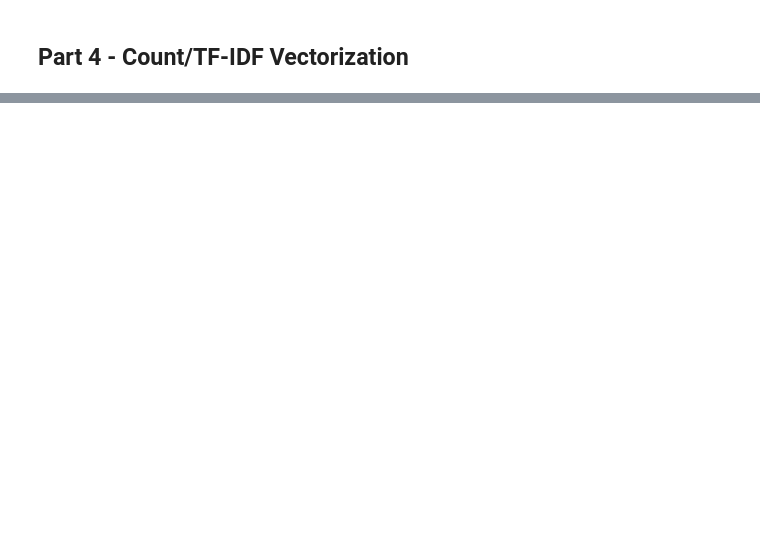
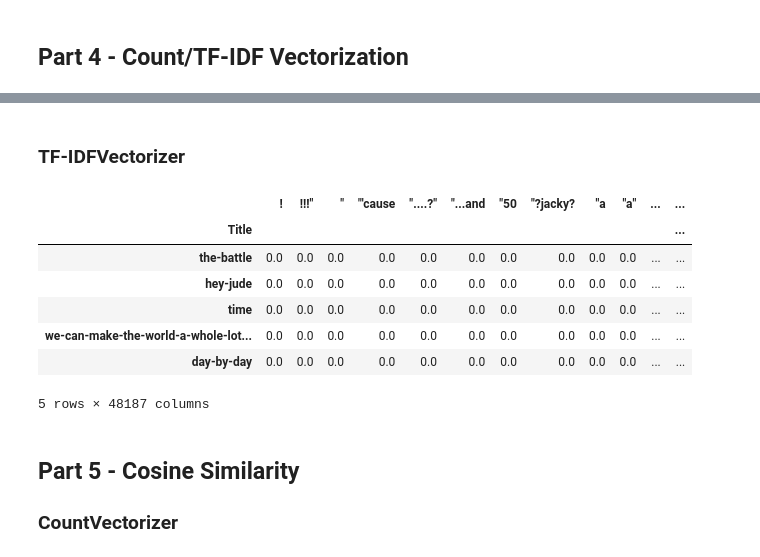
Before and after one commit to amattu2/INST-414-FA2021, a Jupyter notebook: Homework/2.ipynb, the cells around one changed output, grey strips where cells are left out. Saved outputs shown, nothing was run; the diff lists cells and outputs as text; code cells hidden in the pictures; blank space fills up the shorter version.

```diff
--- a/Homework/2.ipynb
+++ b/Homework/2.ipynb
@@ -154,0 +204,29 @@ df["Lyrics_Stemmed"] = df["Lyrics"].apply(lambda x: stem_lemm_words(x))
+# %% [markdown]
+### TF-IDFVectorizer
+# %%
+# Various ways to achieve this
+from sklearn.feature_extraction.text import TfidfVectorizer
+
+# Vectorize lyrics with TF-IDF
+bag_of_words = TfidfVectorizer(tokenizer = lambda txt: txt.split())
+docterm = bag_of_words.fit_transform(df["Lyrics"])
+
+# Add document terms to a DataFrame
+matrix_df = pd.DataFrame(docterm.toarray(), columns = bag_of_words.get_feature_names(), index = df["Title"])
+
+# Normalize document terms DataFrame
+tfidf_vecs = pd.DataFrame(matrix_df, columns = bag_of_words.get_feature_names(), index = df["Title"])
+# %%
+tfidf_vecs.head()
+# %% [output]
+|  | ! | !!!" | " | "'cause | "....?" | "...and | "50 | "?jacky? | "a | "a" | ... | ... |
+| Title |  |  |  |  |  |  |  |  |  |  |  | ... |
+| the-battle | 0.0 | 0.0 | 0.0 | 0.0 | 0.0 | 0.0 | 0.0 | 0.0 | 0.0 | 0.0 | ... | ... |
+| hey-jude | 0.0 | 0.0 | 0.0 | 0.0 | 0.0 | 0.0 | 0.0 | 0.0 | 0.0 | 0.0 | ... | ... |
+| time | 0.0 | 0.0 | 0.0 | 0.0 | 0.0 | 0.0 | 0.0 | 0.0 | 0.0 | 0.0 | ... | ... |
+| we-can-make-the-world-a-whole-lot... | 0.0 | 0.0 | 0.0 | 0.0 | 0.0 | 0.0 | 0.0 | 0.0 | 0.0 | 0.0 | ... | ... |
+| day-by-day | 0.0 | 0.0 | 0.0 | 0.0 | 0.0 | 0.0 | 0.0 | 0.0 | 0.0 | 0.0 | ... | ... |
+5 rows × 48187 columns
+# %% [markdown]
+## Part 5 - Cosine Similarity
+### CountVectorizer
```
Also changed, not shown: parts of 14 cells of this notebook.
